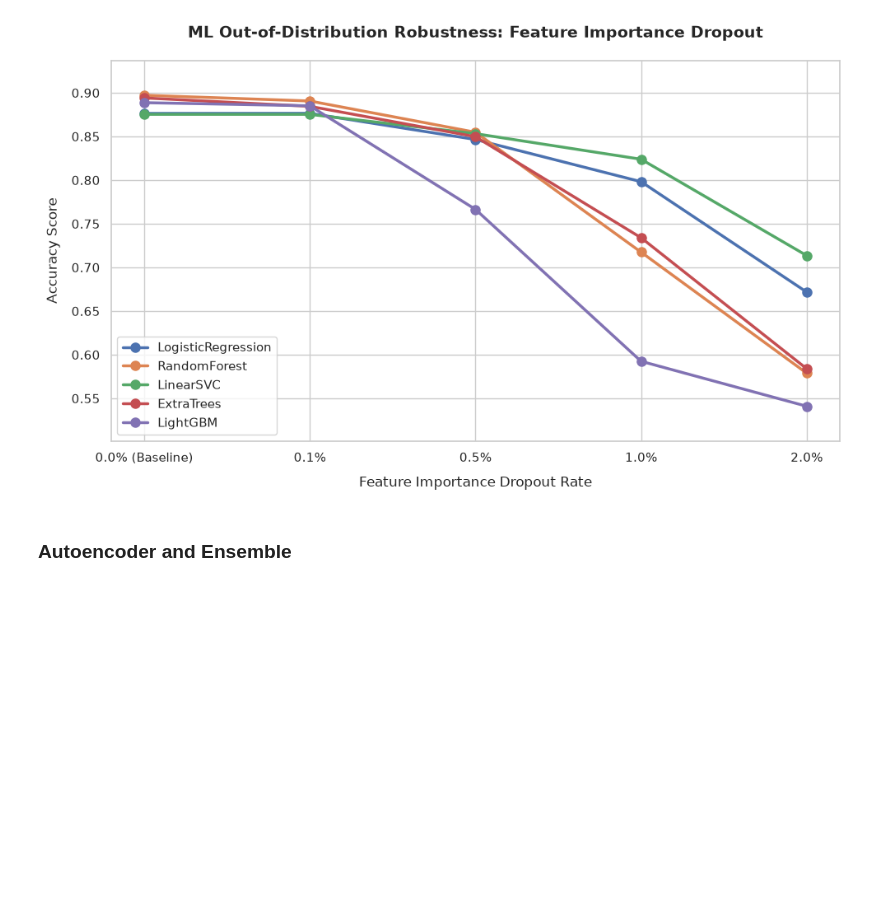
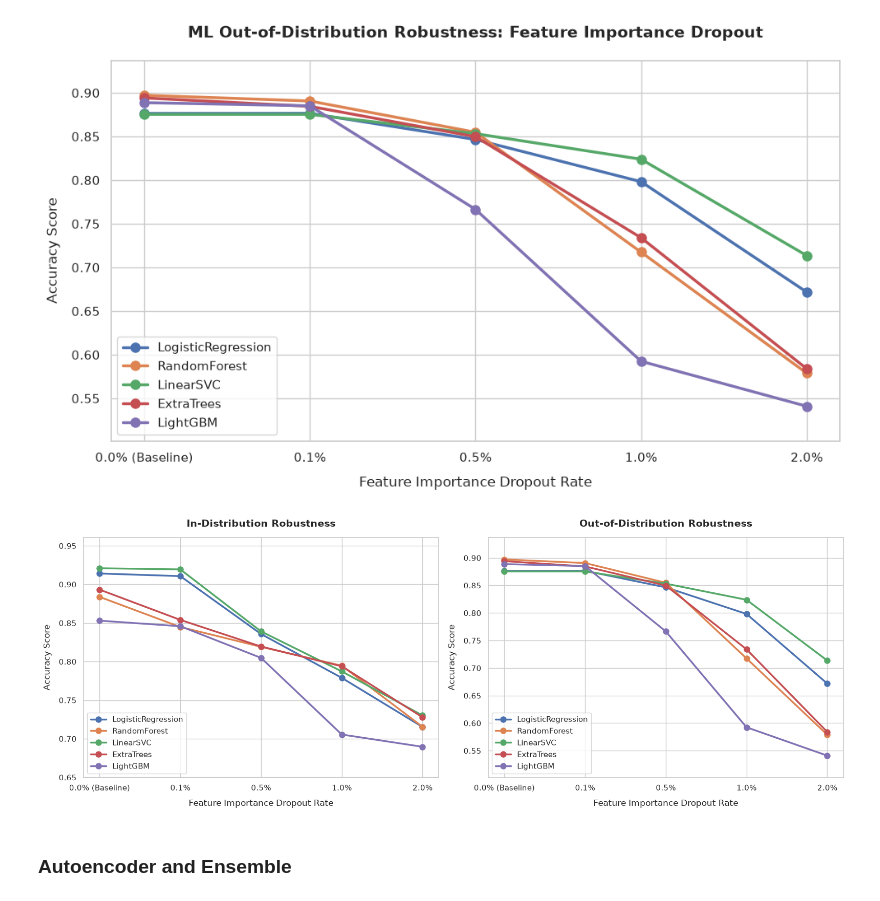
Before and after one commit to Boolean-true/CLACELL, a Jupyter notebook: evaluation/plot_robustness_results.ipynb, the cells around one changed output. Saved outputs shown, nothing was run; the diff lists cells and outputs as text; code cells hidden in the pictures; blank space fills up the shorter version.

```diff
--- a/evaluation/plot_robustness_results.ipynb
+++ b/evaluation/plot_robustness_results.ipynb
@@ -205,6 +205,100 @@ plt.savefig('out_of_distribution_ml_robustness_comparison.png')
 plt.show()
 # %% [output]
 [figure]
+# %%
+import matplotlib.pyplot as plt
+import seaborn as sns
+
+# Theme setzen
+sns.set_theme(style="whitegrid")
+
+# X-Achsen-Werte
+dropout_rates = ['0.0% (Baseline)', '0.1%', '0.5%', '1.0%', '2.0%']
+
+# In-Distribution
+data_in = {
+    'LogisticRegression': [0.9141, 0.9107, 0.8357, 0.7789, 0.7153],
+    'RandomForest': [0.8838, 0.8448, 0.8191, 0.7946, 0.7155],
+    'LinearSVC': [0.9209, 0.9194, 0.8391, 0.7873, 0.7302],
+    'ExtraTrees': [0.8932, 0.854, 0.8195, 0.7939, 0.7279],
+    'LightGBM': [0.853, 0.8458, 0.8048, 0.7055, 0.6896],
+}
+
+# Out-of-Distribution
+data_out = {
+    'LogisticRegression': [0.8764, 0.8765, 0.8465, 0.7982, 0.6718],
+    'RandomForest': [0.8972, 0.8906, 0.8548, 0.7175, 0.5789],
+    'LinearSVC': [0.8753, 0.8753, 0.8532, 0.8239, 0.7136],
+    'ExtraTrees': [0.8941, 0.8845, 0.8497, 0.734, 0.584],
+    'LightGBM': [0.8887, 0.8851, 0.7665, 0.5925, 0.541],
+}
+
+# Erstelle eine Figur mit 1 Zeile und 2 Spalten
+# figsize=(16, 6) sorgt für ein breites Layout, damit beide Grafiken genug Platz haben
+fig, axes = plt.subplots(1, 2, figsize=(16, 6), dpi=100)
+
+# --- In-Distribution Plot (left) ---
+ax1 = axes[0]
+for model_name, accuracies in data_in.items():
+    ax1.plot(dropout_rates, accuracies, marker='o', linewidth=2.5, markersize=8, label=model_name)
+
+    """
+    for i, acc in enumerate(accuracies):
+        ax1.annotate(
+            f"{acc:.4f}",
+            (dropout_rates[i], acc),
+            textcoords="offset points",
+            xytext=(0, 10),
+            ha='center',
+            fontsize=8,
+            fontweight='semibold'
+        )
+    """
+
+ax1.set_xlabel('Feature Importance Dropout Rate', fontsize=12, labelpad=10)
+ax1.set_ylabel('Accuracy Score', fontsize=12, labelpad=10)
+ax1.set_title('In-Distribution Robustness', fontsize=14, fontweight='bold', pad=15)
+
+all_in_values = [val for accs in data_in.values() for val in accs]
+ax1.set_ylim(min(all_in_values) - 0.04, max(all_in_values) + 0.04)
+ax1.legend(loc='lower left', fontsize=11, frameon=True)
+
+
+# --- Out-of-Distribution Plot (right) ---
+ax2 = axes[1]
+for model_name, accuracies in data_out.items():
+    ax2.plot(dropout_rates, accuracies, marker='o', linewidth=2.5, markersize=8, label=model_name)
+
+    """
+    for i, acc in enumerate(accuracies):
+        ax2.annotate(
+            f"{acc:.4f}",
+            (dropout_rates[i], acc),
+            textcoords="offset points",
+            xytext=(0, 10),
+            ha='center',
+            fontsize=8,
+            fontweight='semibold'
+        )
+    """
+
+ax2.set_xlabel('Feature Importance Dropout Rate', fontsize=12, labelpad=10)
+ax2.set_ylabel('Accuracy Score', fontsize=12, labelpad=10)
+ax2.set_title('Out-of-Distribution Robustness', fontsize=14, fontweight='bold', pad=15)
+
+all_out_values = [val for accs in data_out.values() for val in accs]
+ax2.set_ylim(min(all_out_values) - 0.04, max(all_out_values) + 0.04)
+ax2.legend(loc='lower left', fontsize=11, frameon=True)
+
+
+#plt.suptitle('ML Robustness Comparison: Feature Importance Dropout', fontsize=16, fontweight='bold', y=1.02)
+
+plt.tight_layout()
+
+plt.savefig('ml_robustness_comparison_side_by_side.png', bbox_inches='tight')
+plt.show()
+# %% [output]
+[figure, added]
 # %% [markdown]
 ### Autoencoder and Ensemble
 # %%
```
Also changed, not shown: parts of 9 cells of this notebook, 15 other files.
